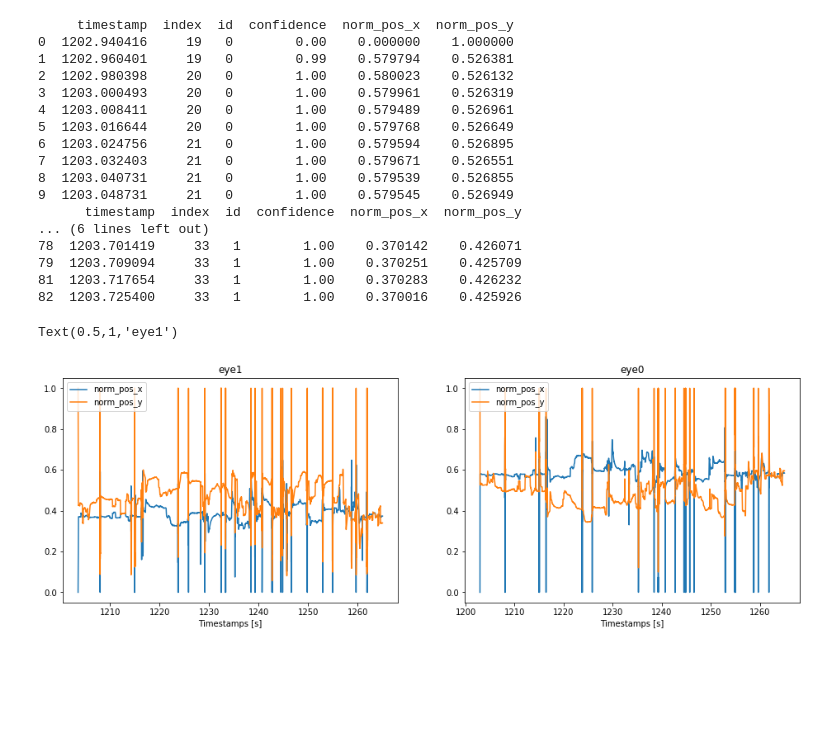
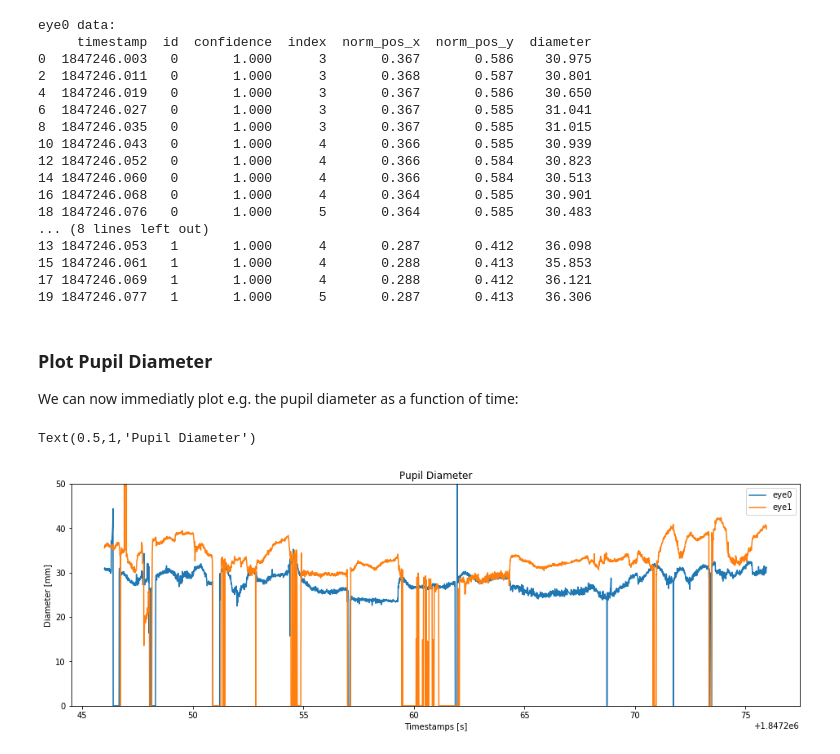
Before and after one commit to pupil-labs/pupil-tutorials, a Jupyter notebook: 01_visualizing_pupil_data.ipynb, the cells around one changed output. Saved outputs shown, nothing was run; the diff lists cells and outputs as text; code cells hidden in the pictures; blank space fills up the shorter version.

```diff
--- a/01_visualizing_pupil_data.ipynb
+++ b/01_visualizing_pupil_data.ipynb
@@ -6,6 +12,10 @@ import pandas as pd
 import matplotlib.pyplot as plt
 %matplotlib inline
 
-recording_location = '~/recordings/tutorial/'
+recording_location = '/home/mt/recordings/2018_07_23/000'
 recording_location = os.path.expanduser(recording_location)
 export_location = os.path.join(recording_location, 'exports', '000')
+
+print("Files contained in {}:".format(export_location))
+for file in os.listdir(export_location):
+    print(file)
@@ -38,41 +79,42 @@ Index(['timestamp', 'index', 'id', 'confidence', 'norm_pos_x', 'norm_pos_y',
 # %%
 eye0_df = pupil_pd_frame[pupil_pd_frame.id == 0]
 eye1_df = pupil_pd_frame[pupil_pd_frame.id == 1]
+pd.options.display.float_format = '{:.3f}'.format
 
-print(eye0_df[['timestamp', 'index', 'id', 'confidence', 'norm_pos_x', 'norm_pos_y']][:10])
-print(eye1_df[['timestamp', 'index', 'id', 'confidence', 'norm_pos_x', 'norm_pos_y']][:10])
+print("eye0 data:")
+print(eye0_df[['timestamp', 'id', 'confidence', 'index', 'norm_pos_x', 'norm_pos_y', 'diameter']][:10])
+print("eye1 data:")
+print(eye1_df[['timestamp', 'id', 'confidence', 'index', 'norm_pos_x', 'norm_pos_y', 'diameter']][:10])
 # %% [output]
-     timestamp  index  id  confidence  norm_pos_x  norm_pos_y
-0  1202.940416     19   0        0.00    0.000000    1.000000
-1  1202.960401     19   0        0.99    0.579794    0.526381
-2  1202.980398     20   0        1.00    0.580023    0.526132
-3  1203.000493     20   0        1.00    0.579961    0.526319
-4  1203.008411     20   0        1.00    0.579489    0.526961
-5  1203.016644     20   0        1.00    0.579768    0.526649
-6  1203.024756     21   0        1.00    0.579594    0.526895
-7  1203.032403     21   0        1.00    0.579671    0.526551
-8  1203.040731     21   0        1.00    0.579539    0.526855
-9  1203.048731     21   0        1.00    0.579545    0.526949
-      timestamp  index  id  confidence  norm_pos_x  norm_pos_y
-... (6 lines left out)
-78  1203.701419     33   1        1.00    0.370142    0.426071
-79  1203.709094     33   1        1.00    0.370251    0.425709
-81  1203.717654     33   1        1.00    0.370283    0.426232
-82  1203.725400     33   1        1.00    0.370016    0.425926
+eye0 data:
+     timestamp  id  confidence  index  norm_pos_x  norm_pos_y  diameter
+0  1847246.003   0       1.000      3       0.367       0.586    30.975
+2  1847246.011   0       1.000      3       0.368       0.587    30.801
+4  1847246.019   0       1.000      3       0.367       0.586    30.650
+6  1847246.027   0       1.000      3       0.367       0.585    31.041
+8  1847246.035   0       1.000      3       0.367       0.585    31.015
+10 1847246.043   0       1.000      4       0.366       0.585    30.939
+12 1847246.052   0       1.000      4       0.366       0.584    30.823
+14 1847246.060   0       1.000      4       0.366       0.584    30.513
+16 1847246.068   0       1.000      4       0.364       0.585    30.901
+18 1847246.076   0       1.000      5       0.364       0.585    30.483
+... (8 lines left out)
+13 1847246.053   1       1.000      4       0.287       0.412    36.098
+15 1847246.061   1       1.000      4       0.288       0.413    35.853
+17 1847246.069   1       1.000      4       0.288       0.412    36.121
+19 1847246.077   1       1.000      5       0.287       0.413    36.306
+# %% [markdown]
+### Plot Pupil Diameter
+We can now immediatly plot e.g. the pupil diameter as a function of time:
 # %%
 plt.figure(figsize=(16, 5))
-
-plt.subplot(1, 2, 2)
-plt.plot(eye0_df['timestamp'], eye0_df[['norm_pos_x', 'norm_pos_y']])
-plt.legend(['norm_pos_x', 'norm_pos_y'])
+plt.plot(eye0_df['timestamp'], eye0_df['diameter'])
+plt.plot(eye1_df['timestamp'], eye1_df['diameter'])
+plt.legend(['eye0', 'eye1'])
 plt.xlabel('Timestamps [s]')
-plt.title('eye0')
-
-plt.subplot(1, 2, 1)
-plt.plot(eye1_df['timestamp'], eye1_df[['norm_pos_x', 'norm_pos_y']])
-plt.legend(['norm_pos_x', 'norm_pos_y'])
-plt.xlabel('Timestamps [s]')
-plt.title('eye1')
+plt.ylabel('Diameter [mm]')
+plt.ylim((0, 50))
+plt.title('Pupil Diameter')
 # %% [output]
-Text(0.5,1,'eye1')
+Text(0.5,1,'Pupil Diameter')
-[figure, old version]
+[figure, new version]
```
Also changed, not shown: parts of 14 cells of this notebook.
